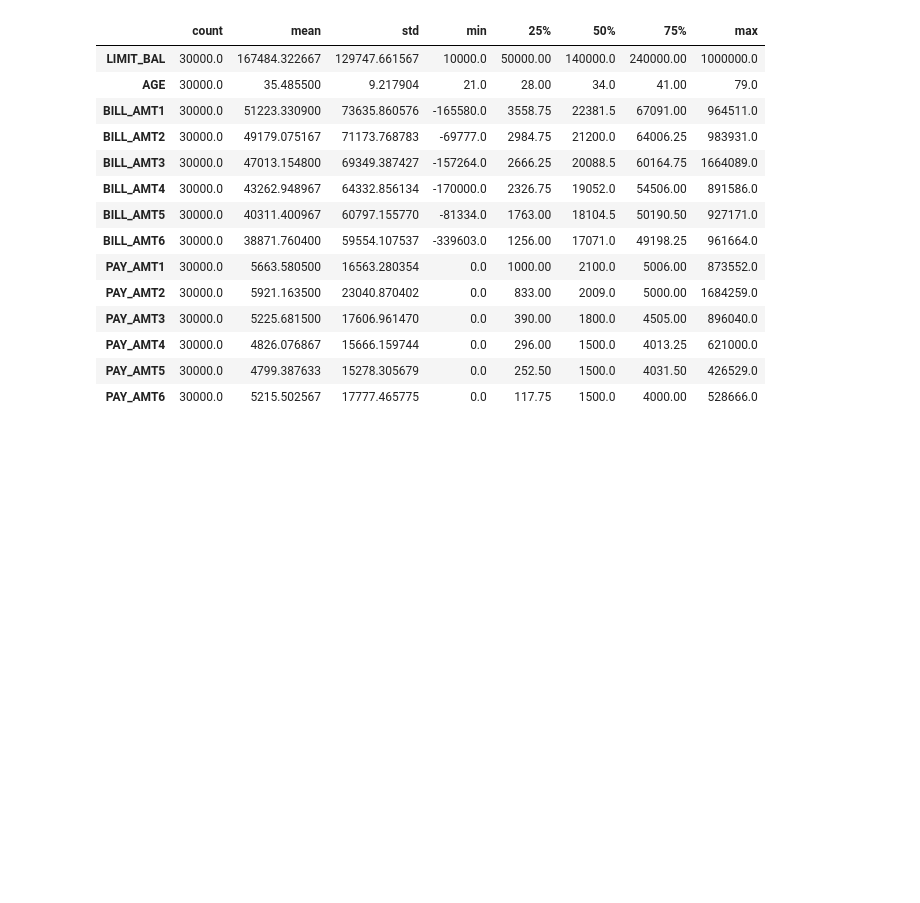
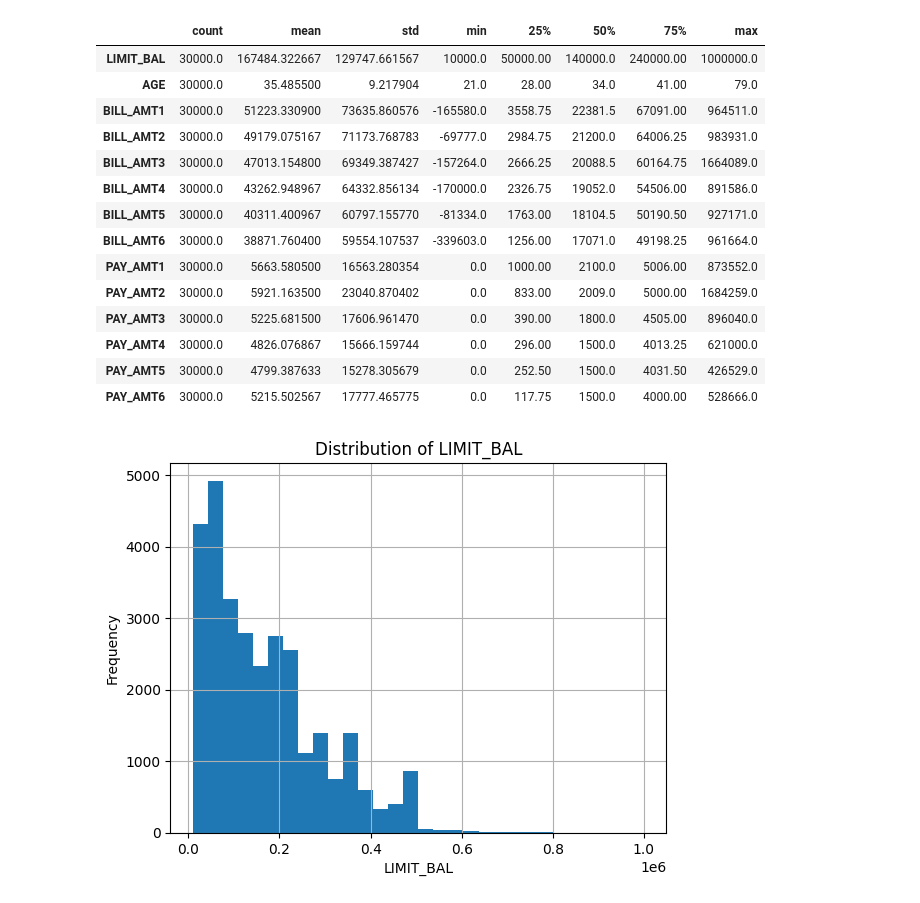
Before and after one commit to jacobycheng/credit_risk_project, a Jupyter notebook: notebooks/2_cleaning_data.ipynb, the cells around one changed output. Drawn from its saved outputs; the diff is of its cells as text; code cells hidden in the pictures; blank space fills up the shorter version.

```diff
--- a/notebooks/2_cleaning_data.ipynb
+++ b/notebooks/2_cleaning_data.ipynb
@@ -160,3 +160,11 @@ df[numeric_cols].describe().T
 | PAY_AMT4 | 30000.0 | 4826.076867 | 15666.159744 | 0.0 | 296.00 | 1500.0 | 4013.25 | 621000.0 |
 | PAY_AMT5 | 30000.0 | 4799.387633 | 15278.305679 | 0.0 | 252.50 | 1500.0 | 4031.50 | 426529.0 |
 | PAY_AMT6 | 30000.0 | 5215.502567 | 17777.465775 | 0.0 | 117.75 | 1500.0 | 4000.00 | 528666.0 |
+# %%
+df["LIMIT_BAL"].hist(bins=30)
+plt.title("Distribution of LIMIT_BAL")
+plt.xlabel("LIMIT_BAL")
+plt.ylabel("Frequency")
+plt.show()
+# %% [output]
+[figure, added]
```
Also changed, not shown: parts of 22 cells of this notebook.
